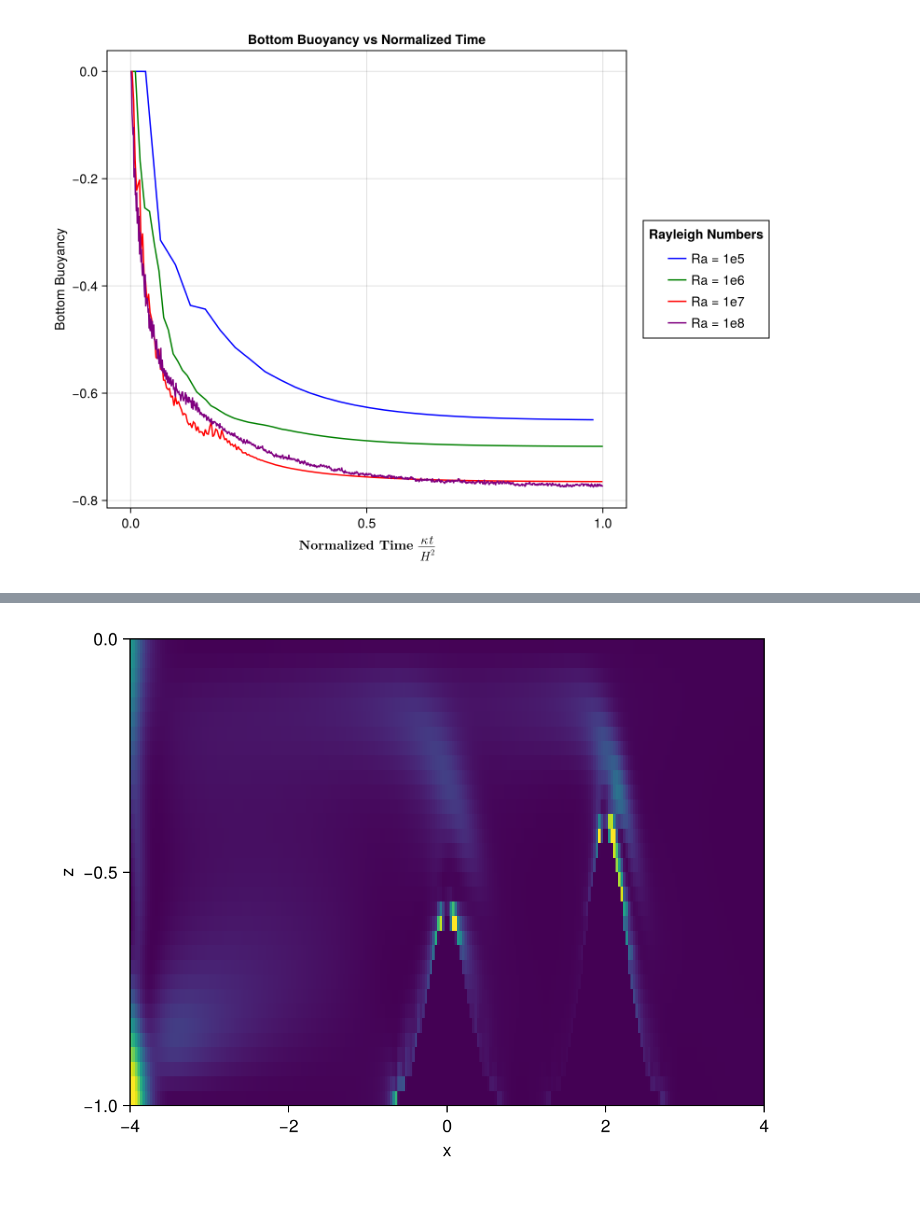
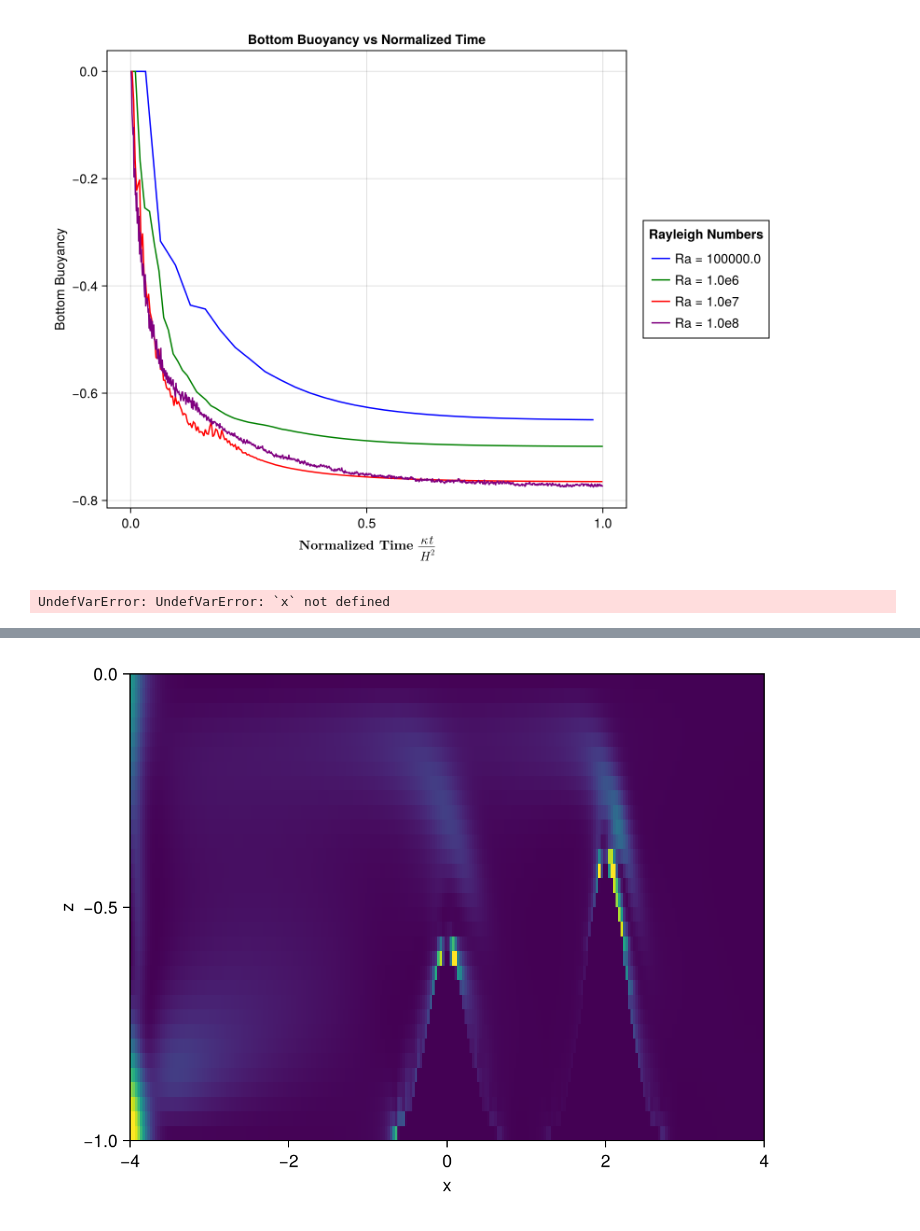
Before and after one commit to ikeshwani/HorizontalConvection, a Jupyter notebook: notebooks/VariableRayleighAnalysis.ipynb, the cells around one changed output, grey strips where cells are left out. Drawn from its saved outputs; the diff is of its cells as text; code cells hidden in the pictures.

```diff
--- a/notebooks/VariableRayleighAnalysis.ipynb
+++ b/notebooks/VariableRayleighAnalysis.ipynb
@@ -251,10 +30,10 @@ Nusselt = [χ_turb[i] ./ χ_diff[i] for i in 1:4];
 # %%
 fig = Figure(size = (800, 600))
 ax = Axis(fig[1, 1], xlabel = "Time", ylabel = "Nusselt Number", title="Nusselt Number vs Time")
-lines!(ax, turb_array[1]["time"][:], Nusselt[1], label="Ra = 1e5", color=:blue)
-lines!(ax, turb_array[2]["time"][:], Nusselt[2], label="Ra = 1e6", color=:green)
-lines!(ax, turb_array[3]["time"][:], Nusselt[3], label="Ra = 1e7", color=:red)
-lines!(ax, turb_array[4]["time"][:], Nusselt[4], label="Ra = 1e8", color=:purple)
+colors = (:blue, :green, :red, :purple)
+for i in 1:4
+    lines!(ax, turb_array[i]["time"][:], Nusselt[i], label="Ra = $(collect(keys(d))[i])", color=colors[i])
+end
 fig[1,2] = Legend(fig, ax, "Rayleigh Numbers")
 fig
 # %% [output]
@@ -262,17 +41,15 @@ fig
 # %%
-#Normalize time arrays by multiplying by 1/sqrt(Ra) to compare the time scales of the simulations
+#find normalized time for each dataset
 
-time_1e5 = turb_array[1]["time"][:].*1/sqrt(1e5);
-time_1e6 = turb_array[2]["time"][:].*1/sqrt(1e6);
-time_1e7 = turb_array[3]["time"][:].*1/sqrt(1e7);
-time_1e8 = turb_array[4]["time"][:].*1/sqrt(1e8);
+normalized_time = [turb_array[i]["time"][:] .* 1/sqrt(10^(i+4)) for i in 1:4];
+
 
 fig = Figure(size = (800, 600))
 ax = Axis(fig[1, 1], xlabel = L"\textbf{Normalized Time } \frac{t}{\sqrt{Ra}}", ylabel = "Nusselt Number", title="Nusselt Number vs Normalized Time")
-lines!(ax, time_1e5, Nusselt[1], label="Ra = 1e5", color=:blue)
-lines!(ax, time_1e6, Nusselt[2], label="Ra = 1e6", color=:green)
-lines!(ax, time_1e7, Nusselt[3], label="Ra = 1e7", color=:red)
-lines!(ax, time_1e8, Nusselt[4], label="Ra = 1e8", color=:purple)
+colors = (:blue, :green, :red, :purple)
+for i in 1:4
+    lines!(ax, normalized_time[i], Nusselt[i], label="Ra = $(collect(keys(d))[i])", color=colors[i])
+end
 fig[1,2] = Legend(fig, ax, "Rayleigh Numbers")
 fig
 # %% [output]
@@ -303,25 +57,30 @@ b_bottom_avg_arrays = [buoyancy_bottom_avg(b_bottom) for b_bottom in [b_bottom_1
+# %%
+#buoyancy at the bottom of the domain for turbulent HC sims
+b_bottom_avg_arrays = [TopographicHorizontalConvection.buoyancy_bottom_avg(ds) for ds in turb_array];
 # %%
-function normalized_time(Ra, time, H=1.0, Pr=1.0, b★=1.0)
+function κ_normalized_time(Ra, time, H=1.0, Pr=1.0, b★=1.0)
     ν = sqrt(Pr * b★ * H^3 / Ra)
     κ = ν * Pr
     return time .* (κ / H^2)
 end
 
-normalized_times = [normalized_time(1e5, turb_array[1]["time"][:]),
-                    normalized_time(1e6, turb_array[2]["time"][:]),
-                    normalized_time(1e7, turb_array[3]["time"][:]),
-                    normalized_time(1e8, turb_array[4]["time"][:])];
+κ_normalized_times = [κ_normalized_time(10^(i+4), turb_array[i]["time"][:]) for i in 1:4];
+
 
 fig = Figure(size = (800, 600))
 ax = Axis(fig[1, 1], xlabel = L"\textbf{Normalized Time } \frac{κt}{H^2}", ylabel = "Bottom Buoyancy", title = "Bottom Buoyancy vs Normalized Time")
-lines!(ax, normalized_times[1], b_bottom_avg_arrays[1], label="Ra = 1e5", color=:blue)
-lines!(ax, normalized_times[2], b_bottom_avg_arrays[2], label="Ra = 1e6", color=:green)
-lines!(ax, normalized_times[3], b_bottom_avg_arrays[3], label="Ra = 1e7", color=:red)
-lines!(ax, normalized_times[4], b_bottom_avg_arrays[4], label="Ra = 1e8", color=:purple)
+colors = (:blue, :green, :red, :purple)
+for i in 1:4
+    lines!(ax, κ_normalized_times[i], b_bottom_avg_arrays[i], label="Ra = $(collect(keys(d))[i])", color=colors[i])
+end
 fig[1,2] = Legend(fig, ax, "Rayleigh Numbers")
 fig
 # %% [output]
-[figure, old version]
+[figure, new version]
+# %%
+sim = HorizontalConvectionSimulation(Ra=1e5, output_writer=false);
+# %% [output]
+UndefVarError: UndefVarError: `x` not defined
 # %%
 #oceanostics diagnostics analysis
 
```
Also changed, not shown: parts of 24 cells of this notebook, 3 other files.
